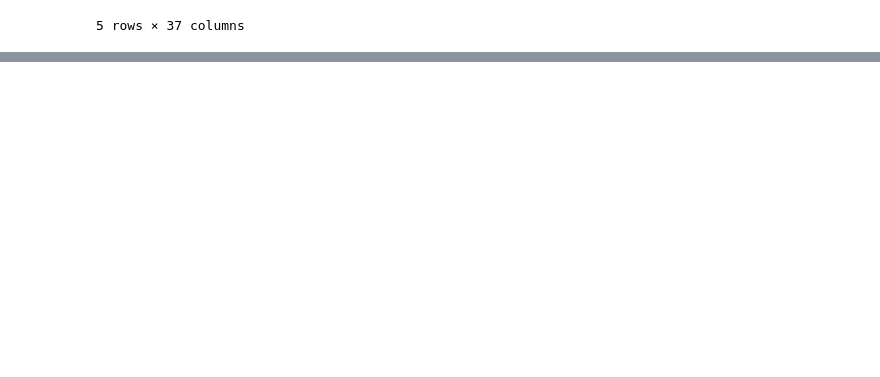
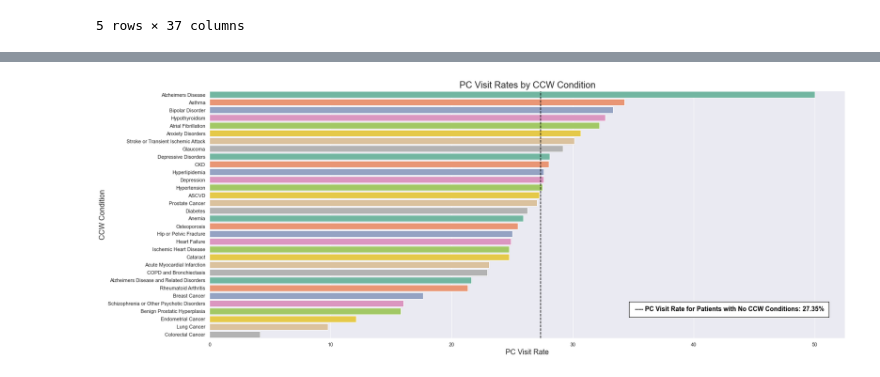
Before and after one commit to simon-mack/hospital_readmission_analysis, a Jupyter notebook: notebooks/ursa_readmission.ipynb, the cells around one changed output, grey strips where cells are left out. Drawn from its saved outputs; the diff is of its cells as text; code cells hidden in the pictures; blank space fills up the shorter version.

```diff
--- a/notebooks/ursa_readmission.ipynb
+++ b/notebooks/ursa_readmission.ipynb
@@ -519,0 +455,3 @@ plt.title('CCW Conditions with the Highest Readmission Rates');
+# %%
+ccw_measures_pc = ccw_measures.sort_values('pc_visit_rate', ascending=False)
+ccw_measures_pc
@@ -519,0 +476,13 @@ plt.title('CCW Conditions with the Highest Readmission Rates');
+# %%
+plt.figure(figsize = (25,10))
+sns.set(style="darkgrid")
+graph = sns.barplot(x = 'pc_visit_rate', y = 'ccw_condition', data = ccw_measures_pc, palette='Set2')
+graph.axvline(27.35, linestyle='--',color='black')
+t = graph.text(35,28, ' ---- PC Visit Rate for Patients with No CCW Conditions: 27.35%', size=14, color = 'black', weight='bold')
+t.set_bbox(dict(facecolor='white', alpha=1, edgecolor='black', pad=10))
+#plt.xticks(rotation=45)
+plt.ylabel('CCW Condition',fontsize=16)
+plt.xlabel('PC Visit Rate', fontsize=16)
+plt.title('PC Visit Rates by CCW Condition', fontsize=20);
+# %% [output]
+[figure, added]
```
Also changed, not shown: parts of 30 cells of this notebook.
